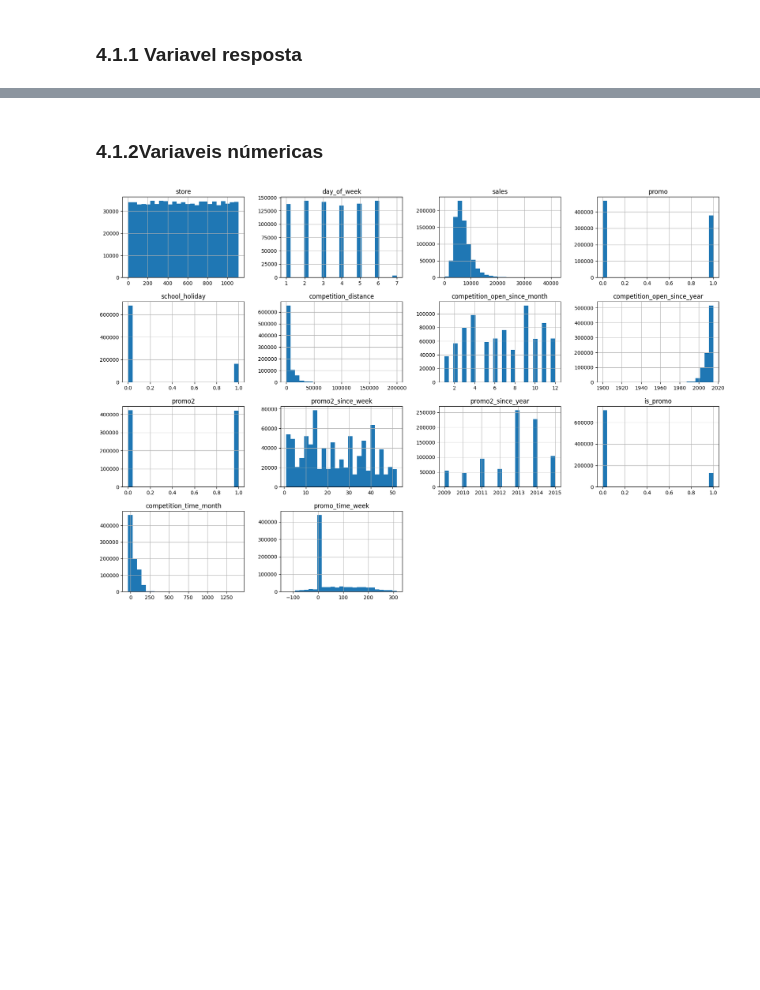
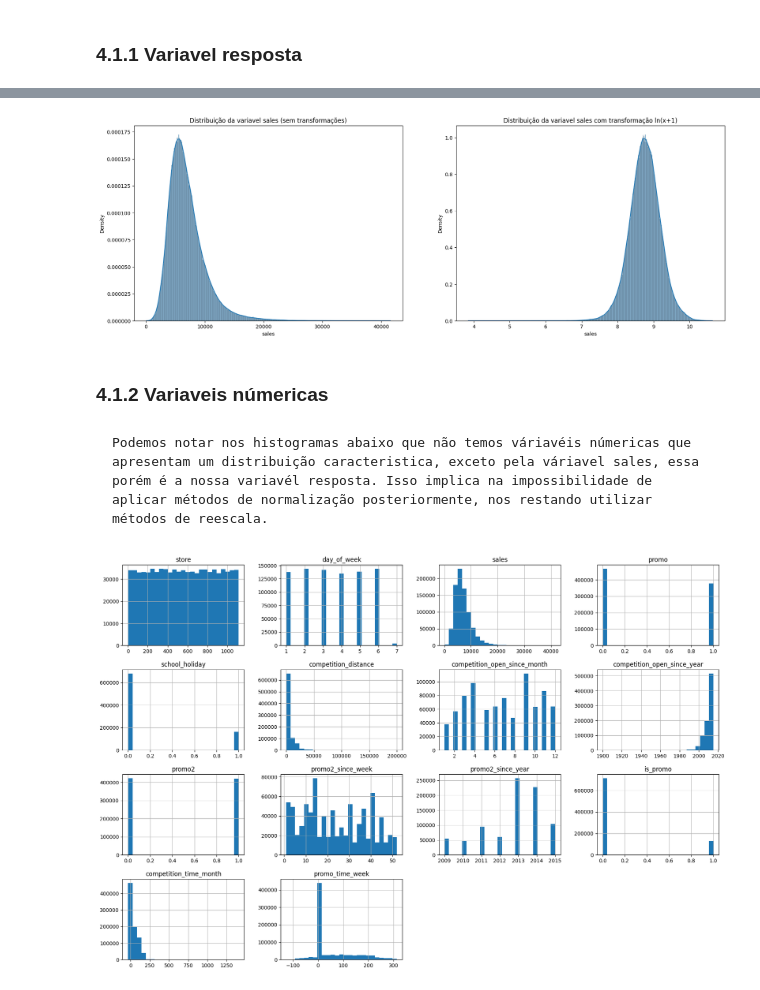
Before and after one commit to MayconRochaaa/rossmann_project, a Jupyter notebook: store_sales_prediction.ipynb, the cells around one changed output, grey strips where cells are left out. Drawn from its saved outputs; the diff is of its cells as text; code cells hidden in the pictures; blank space fills up the shorter version.

```diff
--- a/store_sales_prediction.ipynb
+++ b/store_sales_prediction.ipynb
@@ -419,5 +486,17 @@ sns.histplot(df4['sales'], kde=True, stat="density");
+# %%
+#Variavel resposta
+fig = plt.subplots(1,2,figsize=(21,7))
+
+plt.subplot(1,2,1)
+sns.histplot(df4['sales'], kde=True, stat="density"); plt.title('Distribuição da variavel sales (sem transformações)');
+plt.subplot(1,2,2)
+sns.histplot(np.log1p(df4['sales']), kde=True, stat="density"); plt.title('Distribuição da variavel sales com transformação ln(x+1)');
+# %% [output]
+[figure, added]
 # %% [markdown]
-### 4.1.2Variaveis númericas
+### 4.1.2 Variaveis númericas
+# %% [markdown]
+    Podemos notar nos histogramas abaixo que não temos váriavéis númericas que apresentam um distribuição caracteristica, exceto pela váriavel sales, essa porém é a nossa variavél resposta. Isso implica na impossibilidade de aplicar métodos de normalização posteriormente, nos restando utilizar métodos de reescala.
 # %%
 num_attributes.hist(bins=25, figsize=(21,14));
 # %% [output]
```
Also changed, not shown: parts of 95 cells of this notebook, 3 other files.
